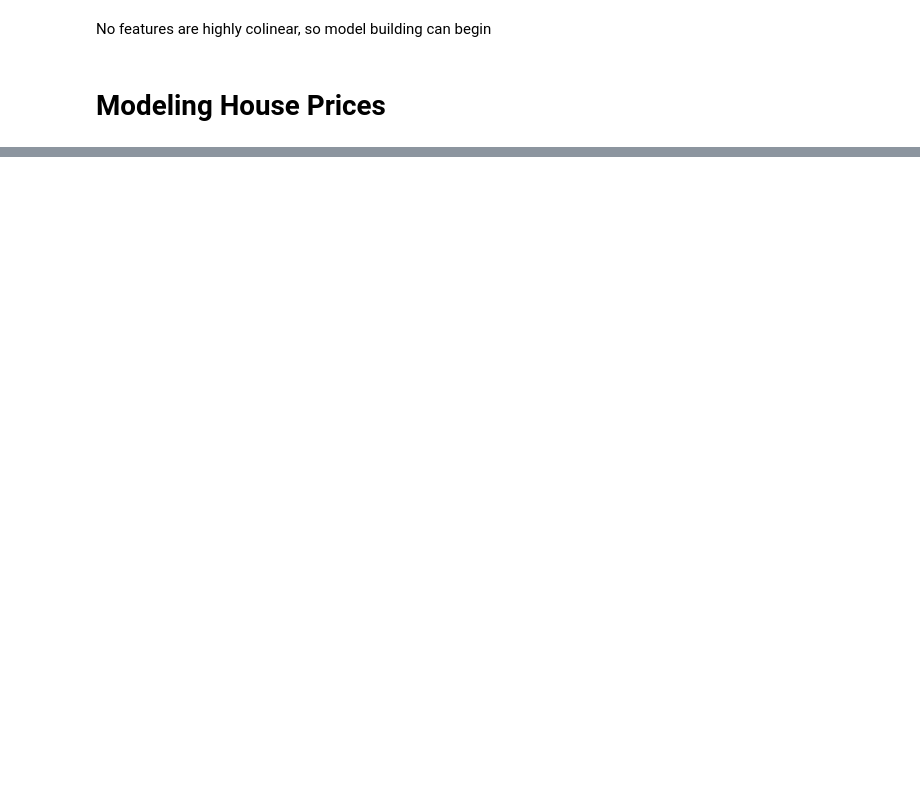
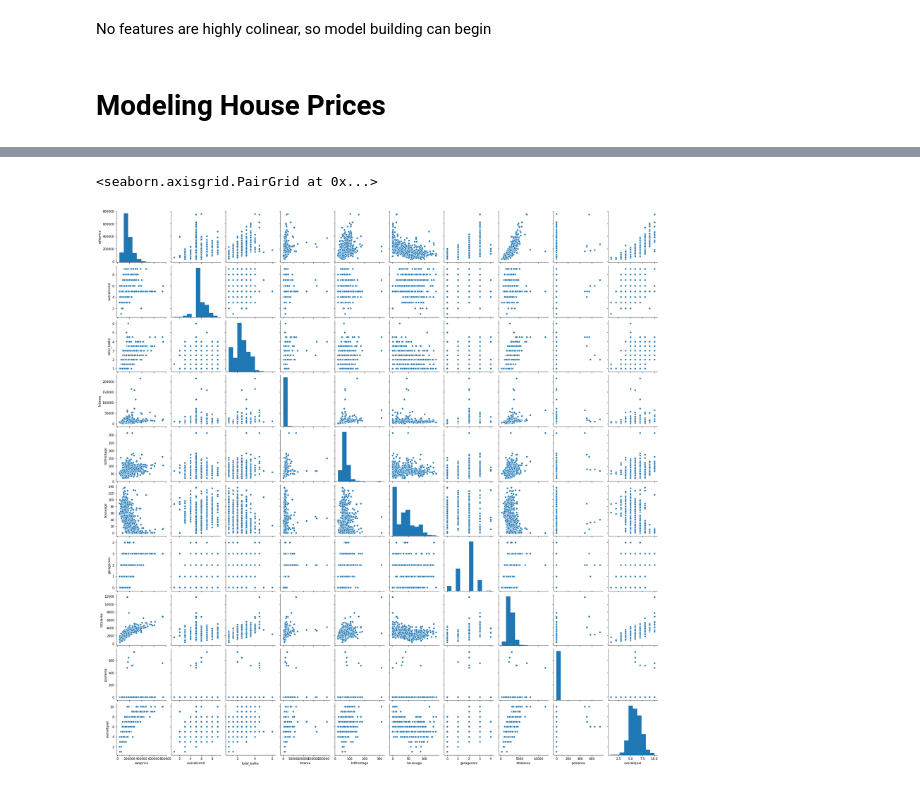
Before and after one commit to DJGump/module-work-DSI06, a Jupyter notebook: week7_dgump/Assignments/Model Eval Challenge.ipynb, the cells around one changed output, grey strips where cells are left out. Saved outputs shown, nothing was run; the diff lists cells and outputs as text; code cells hidden in the pictures; blank space fills up the shorter version.

```diff
--- a/week7_dgump/Assignments/Model Eval Challenge.ipynb
+++ b/week7_dgump/Assignments/Model Eval Challenge.ipynb
@@ -456,0 +653,5 @@ ridge.fit(X_train, y_train)
+# %%
+sns.pairplot(houses)
+# %% [output]
+<seaborn.axisgrid.PairGrid at 0x...>
+[figure, added]
```
Also changed, not shown: parts of 22 cells of this notebook, 2 other files.
